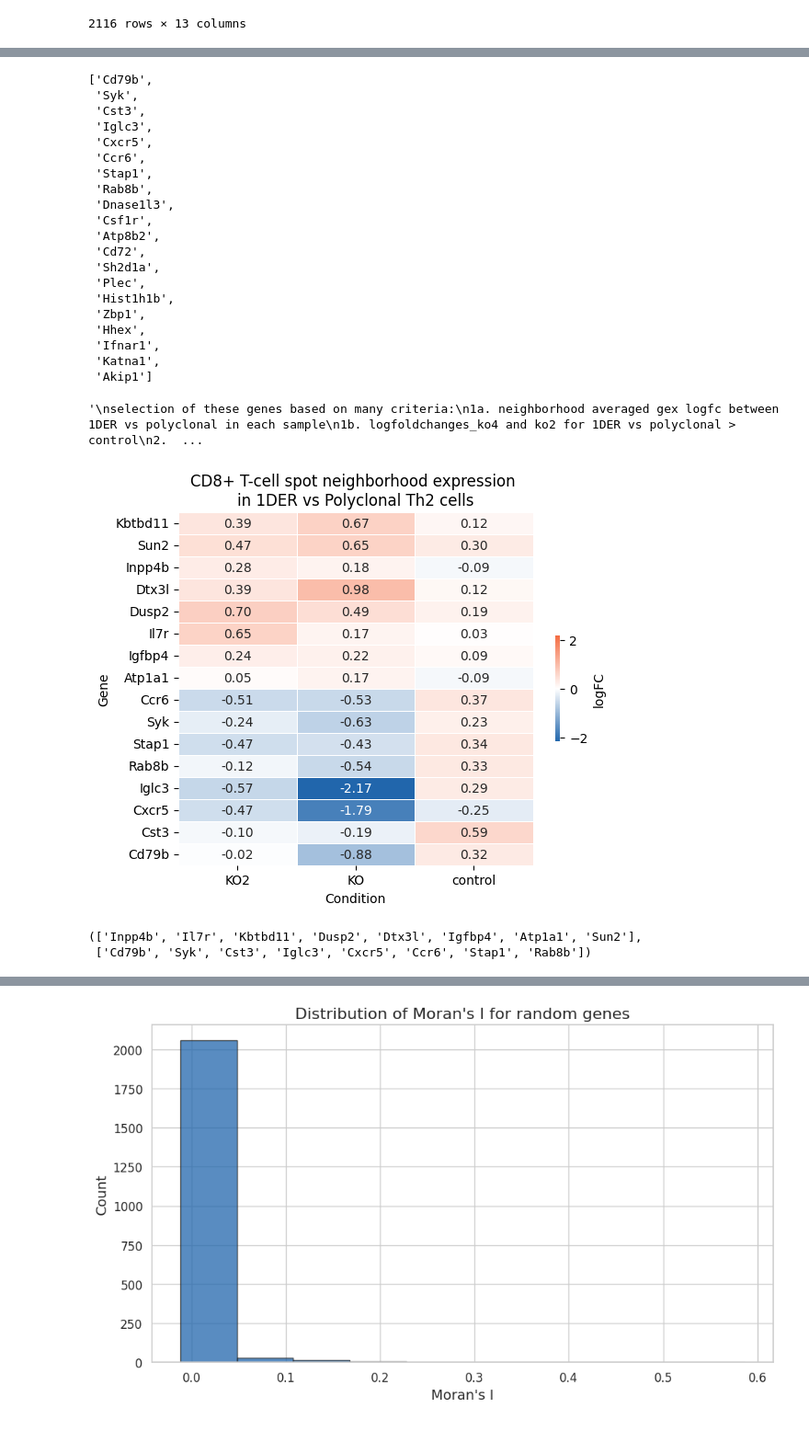
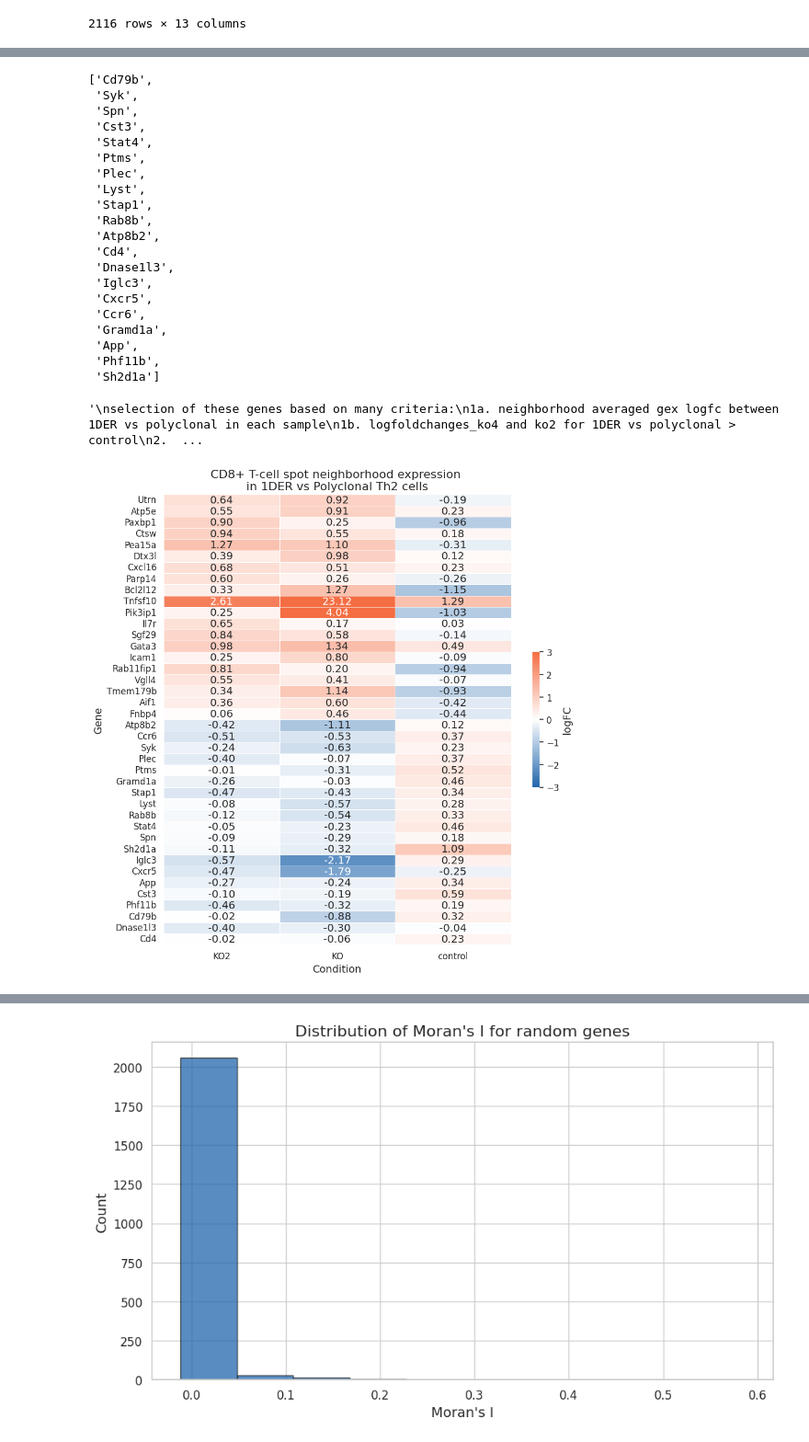
Before and after one commit to jishnu-lab/SpaceTravLR, a Jupyter notebook: manuscript/mouse_lymph_visiumHD/figures3a.ipynb, the cells around one changed output, grey strips where cells are left out. Shown at 92% size. Cells and saved outputs as stored; diff of their text form; code cells hidden in the pictures.

```diff
--- a/manuscript/mouse_lymph_visiumHD/figures3a.ipynb
+++ b/manuscript/mouse_lymph_visiumHD/figures3a.ipynb
@@ -177,15 +177,39 @@ bottom_5 = degs[
     (degs['logfoldchanges_ko'] < 0) & (degs['logfoldchanges_ko_max'] < degs['logfoldchanges'] -0.1)
 ].sort_values(by='scores_ko', ascending=True)
 # %%
+def make_b_adata(b_near_t, adata):
+    b_neighbors = {}
+    gex_df = adata.to_df(layer='normalized_count')
+    for cell, gex in b_near_t.items():
+        b_neighbors[cell] = gex_df.loc[b_near_t[cell]].mean()
+
+    b_neighbors = pd.DataFrame(b_neighbors).T
+
+    b_neighbors = sc.AnnData(
+        X = b_neighbors.values,
+        obs = adata.obs.loc[b_neighbors.index],
+        var = pd.DataFrame(index=b_neighbors.columns)
+    )
+    b_neighbors.X = np.nan_to_num(b_neighbors.X, nan=0)
+
+    return b_neighbors
+
+
 def get_consistent_degs(adata_control, adata_ko, adata_ko2, top_5, bottom_5, use_1der=False):
 
     b_control = get_b_neighbors(adata_control, use_1der=use_1der)
     b_ko = get_b_neighbors(adata_ko, use_1der=use_1der)
     b_ko2 = get_b_neighbors(adata_ko2, use_1der=use_1der)
 
-    b_control = sc.concat([adata_control[v, :] for k, v in b_control.items()], axis=0)
-    b_ko = sc.concat([adata_ko[v, :] for k, v in b_ko.items()], axis=0)
-    b_ko2 = sc.concat([adata_ko2[v, :] for k, v in b_ko2.items()], axis=0)
+    # # Use individual cells
+    # b_control = sc.concat([adata_control[v, :] for k, v in b_control.items()], axis=0)
+    # b_ko = sc.concat([adata_ko[v, :] for k, v in b_ko.items()], axis=0)
+    # b_ko2 = sc.concat([adata_ko2[v, :] for k, v in b_ko2.items()], axis=0)
+
+    # Use mean expression of neighbors
+    b_control = make_b_adata(b_control, adata_control)
+    b_ko = make_b_adata(b_ko, adata_ko)
+    b_ko2 = make_b_adata(b_ko2, adata_ko2)
 
     adata_b = sc.AnnData(
         X = np.concatenate([b_control.X, b_ko.X, b_ko2.X], axis=0),
@@ -264,24 +272,24 @@ bottom.head(20)['names'].tolist()
 # %% [output]
 ['Cd79b',
  'Syk',
+ 'Spn',
  'Cst3',
+ 'Stat4',
+ 'Ptms',
+ 'Plec',
+ 'Lyst',
+ 'Stap1',
+ 'Rab8b',
+ 'Atp8b2',
+ 'Cd4',
+ 'Dnase1l3',
  'Iglc3',
  'Cxcr5',
  'Ccr6',
- 'Stap1',
- 'Rab8b',
- 'Dnase1l3',
- 'Csf1r',
- 'Atp8b2',
- 'Cd72',
- 'Sh2d1a',
- 'Plec',
- 'Hist1h1b',
- 'Zbp1',
- 'Hhex',
- 'Ifnar1',
- 'Katna1',
- 'Akip1']
+ 'Gramd1a',
+ 'App',
+ 'Phf11b',
+ 'Sh2d1a']
 # %%
 top.to_csv('top_5_all_vs_1der.csv', index=False)
 bottom.to_csv('bottom_5_all_vs_1der.csv', index=False)
@@ -311,8 +319,8 @@ blue_orange_cmap = LinearSegmentedColormap.from_list(
 
 # Your existing code to generate the heatmap data
 selected_degs = pd.concat([
-    top_5[top_5['names'].isin(top.head(8)['names'].tolist())],
-    bottom_5[bottom_5['names'].isin(bottom.head(8)['names'].tolist())]
+    top_5[top_5['names'].isin(top.head(20)['names'].tolist())],
+    bottom_5[bottom_5['names'].isin(bottom.head(20)['names'].tolist())]
 ])
 
 relabel = {
@@ -337,43 +345,38 @@ annot_data = selected_degs.apply(make_annot, axis=1, result_type='expand')
 annot_data.index = selected_degs['names']
 annot_data.columns = heatmap_data.columns
 
 # Calculate max value for color scaling
 max_abs = np.abs(heatmap_data.values).max()
 vmax = min(max_abs, 3)
 
 # Create the heatmap with the custom colormap
-plt.figure(figsize=(6, 5))
+plt.figure(figsize=(10, 10))
 sns.heatmap(
     heatmap_data,
     annot=annot_data.values,
     fmt='',
     cmap=blue_orange_cmap,  # Use the custom colormap
     center=0,
     linewidths=0.5,
     vmin=-vmax,
     vmax=vmax,
     cbar_kws={'label': 'logFC', 'shrink': 0.3},
 )
 
 # Add labels and title
 plt.xlabel('Condition')
 plt.ylabel('Gene')
 plt.title('CD8+ T-cell spot neighborhood expression \nin 1DER vs Polyclonal Th2 cells')
 
 # Save and show the plot
 plt.tight_layout()
 plt.savefig('figures/cd8_neighborhood_expression_1der_vs_polyclonal_th2.svg', dpi=300, transparent=True, bbox_inches='tight', format='svg')
 plt.show()
 # %% [output]
-[figure, old version]
+[figure, new version]
 # %%
-top_genes = top.head(8)['names'].tolist()
-bottom_genes = bottom.head(8)['names'].tolist()
-
-top_genes, bottom_genes
+top_genes = top.head(20)['names'].tolist()
+bottom_genes = bottom.head(20)['names'].tolist()
-# %% [output]
-(['Inpp4b', 'Il7r', 'Kbtbd11', 'Dusp2', 'Dtx3l', 'Igfbp4', 'Atp1a1', 'Sun2'],
- ['Cd79b', 'Syk', 'Cst3', 'Iglc3', 'Cxcr5', 'Ccr6', 'Stap1', 'Rab8b'])
 # %%
 cd8_adata = adata_control[adata_control.obs['cell_type'] == 'CD8+ T']
 
```
Also changed, not shown: parts of 3 cells of this notebook, 27 other files.
